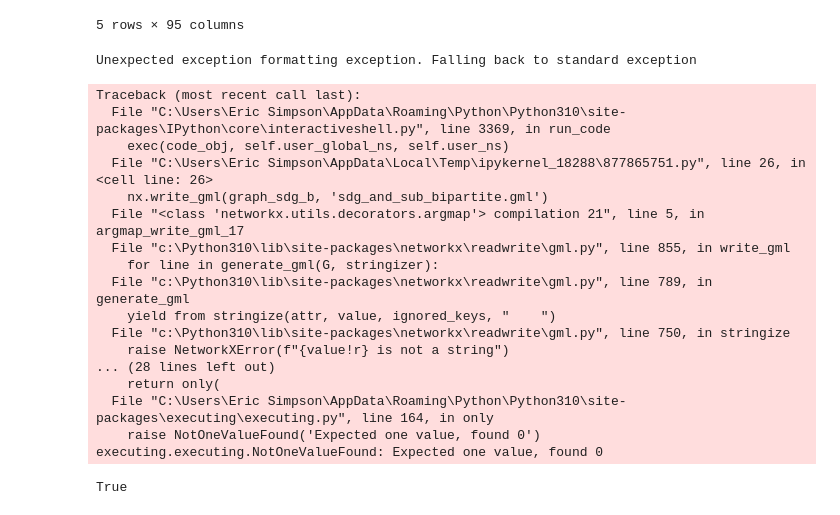
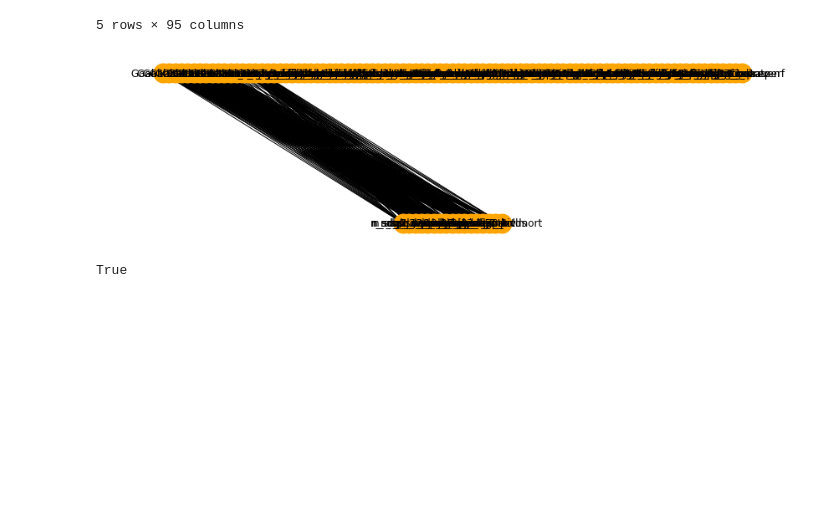
Before and after one commit to ericssimpson/sustainable-development-modeling, a Jupyter notebook: sdg_analysis.ipynb, the cells around one changed output. Drawn from its saved outputs; the diff is of its cells as text; code cells hidden in the pictures; blank space fills up the shorter version.

```diff
--- a/sdg_analysis.ipynb
+++ b/sdg_analysis.ipynb
@@ -100,54 +100,45 @@ sdg_bipart_pearson.head()
 5 rows × 95 columns
 # %%
 graph_sdg_b = nx.empty_graph(0)
+sdg_b_labels = {}
 
 A = sp.sparse.csr_matrix(sdg_bipart_pearson.values>0)
 n, m = A.shape
 
 sdg_names = list(sdg_bipart_pearson.index)
 graph_sdg_b.add_nodes_from(range(n), bipartite=0)
+for i in range(n):
+    sdg_b_labels[i] = sdg_names[i]
 
+sdg_sub_names = list(sdg_bipart_pearson.columns)
 graph_sdg_b.add_nodes_from(range(n, n+m), bipartite=1)
+for i in range(n, n+m):
+    sdg_b_labels[i] = sdg_sub_names[i - len(range(n, n+m))]
+
 triples = ((u, n + v, d) for (u, v, d) in _generate_weighted_edges(A))
 graph_sdg_b.add_weighted_edges_from(triples)
 
 colors = nx.bipartite.color(graph_sdg_b)
 for node in colors:
     if colors[node] == 0:
         colors[node] == 'orange'
     else:
         colors[node] == 'blue'
 colors = list(colors.values())
 
+'''
 #pos = nx.bipartite_layout(graph_sdg_b)
 pos = {}
 pos.update((i, (i - m/2, 1)) for i in range(m))
 pos.update((i, (i - m - n/2, 0)) for i in range(m, m + n))
-
-nx.write_gml(graph_sdg_b, 'sdg_and_sub_bipartite.gml')
+'''
+#nx.write_gml(graph_sdg_b, 'sdg_and_sub_bipartite.gml')
 
 fig, ax = plt.subplots()
 fig.set_size_inches(15, 4)
-nx.draw(graph_sdg_b, with_labels=True, node_color='orange', node_size=400, edge_color='black', linewidths=4, font_size=12, pos=pos)
+nx.draw(graph_sdg_b, labels=sdg_b_labels, with_labels=True, node_color='orange', node_size=400, edge_color='black', linewidths=4, font_size=12, pos=pos)
 # %% [output]
-Unexpected exception formatting exception. Falling back to standard exception
-Traceback (most recent call last):
-  File "C:\Users\Eric Simpson\AppData\Roaming\Python\Python310\site-packages\IPython\core\interactiveshell.py", line 3369, in run_code
-    exec(code_obj, self.user_global_ns, self.user_ns)
-  File "C:\Users\Eric Simpson\AppData\Local\Temp\ipykernel_18288\877865751.py", line 26, in <cell line: 26>
-    nx.write_gml(graph_sdg_b, 'sdg_and_sub_bipartite.gml')
-  File "<class 'networkx.utils.decorators.argmap'> compilation 21", line 5, in argmap_write_gml_17
-  File "c:\Python310\lib\site-packages\networkx\readwrite\gml.py", line 855, in write_gml
-    for line in generate_gml(G, stringizer):
-  File "c:\Python310\lib\site-packages\networkx\readwrite\gml.py", line 789, in generate_gml
-    yield from stringize(attr, value, ignored_keys, "    ")
-  File "c:\Python310\lib\site-packages\networkx\readwrite\gml.py", line 750, in stringize
-    raise NetworkXError(f"{value!r} is not a string")
-... (28 lines left out)
-    return only(
-  File "C:\Users\Eric Simpson\AppData\Roaming\Python\Python310\site-packages\executing\executing.py", line 164, in only
-    raise NotOneValueFound('Expected one value, found 0')
-executing.executing.NotOneValueFound: Expected one value, found 0
+[figure, added]
 # %%
 B = nx.Graph()
 # Add nodes with the node attribute "bipartite"
```
